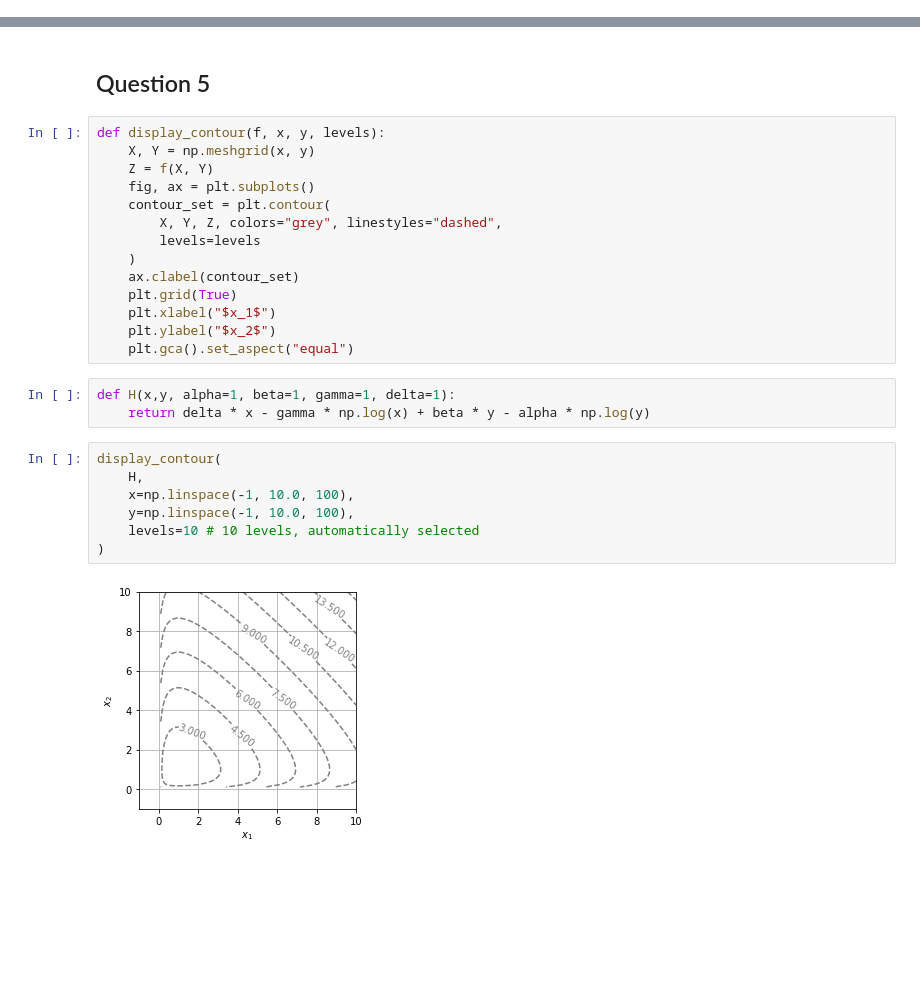
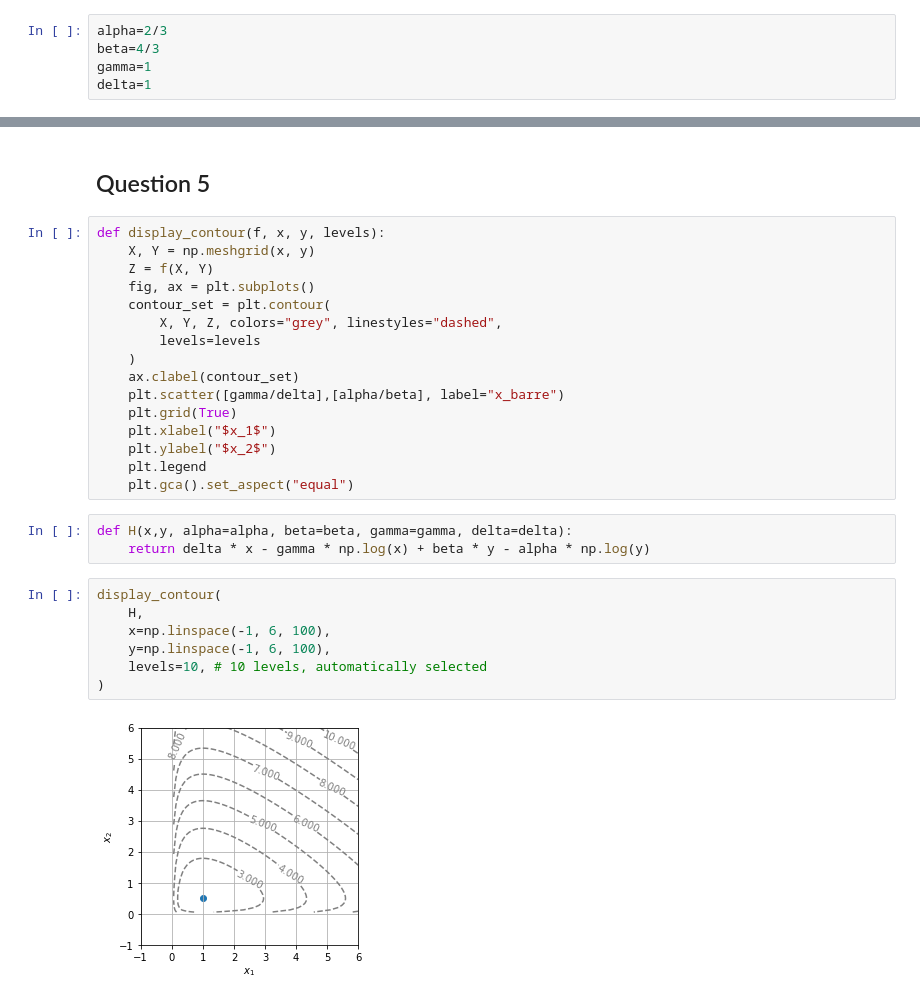
Before and after one commit to PaulineVehrle/Projet-numerique, a Jupyter notebook: Projet numérique 2.ipynb, the cells around one changed output, grey strips where cells are left out. Saved outputs shown, nothing was run; the diff lists cells and outputs as text; blank space fills up the shorter version.

```diff
--- a/Projet numérique 2.ipynb
+++ b/Projet numérique 2.ipynb
@@ -12,6 +12,11 @@ où $x_1$ et $x_2$ désignent le nombre (positif de proies et de prédateurs res
 import autograd
 import autograd.numpy as np
 import matplotlib.pyplot as plt
+# %%
+alpha=2/3
+beta=4/3
+gamma=1
+delta=1
 # %% [markdown]
 ## Question 1
 # %% [markdown]
@@ -91,19 +94,21 @@ def display_contour(f, x, y, levels):
         levels=levels
     )
     ax.clabel(contour_set)
+    plt.scatter([gamma/delta],[alpha/beta], label="x_barre")
     plt.grid(True)
     plt.xlabel("$x_1$")
     plt.ylabel("$x_2$")
+    plt.legend
     plt.gca().set_aspect("equal")
 # %%
-def H(x,y, alpha=1, beta=1, gamma=1, delta=1):
+def H(x,y, alpha=alpha, beta=beta, gamma=gamma, delta=delta):
     return delta * x - gamma * np.log(x) + beta * y - alpha * np.log(y)
 # %%
 display_contour(
     H,
-    x=np.linspace(-1, 10.0, 100),
-    y=np.linspace(-1, 10.0, 100),
-    levels=10 # 10 levels, automatically selected
+    x=np.linspace(-1, 6, 100),
+    y=np.linspace(-1, 6, 100),
+    levels=10, # 10 levels, automatically selected
 )
 # %% [output]
-[figure, old version]
+[figure, new version]
```
Also changed, not shown: parts of 2 cells of this notebook.
